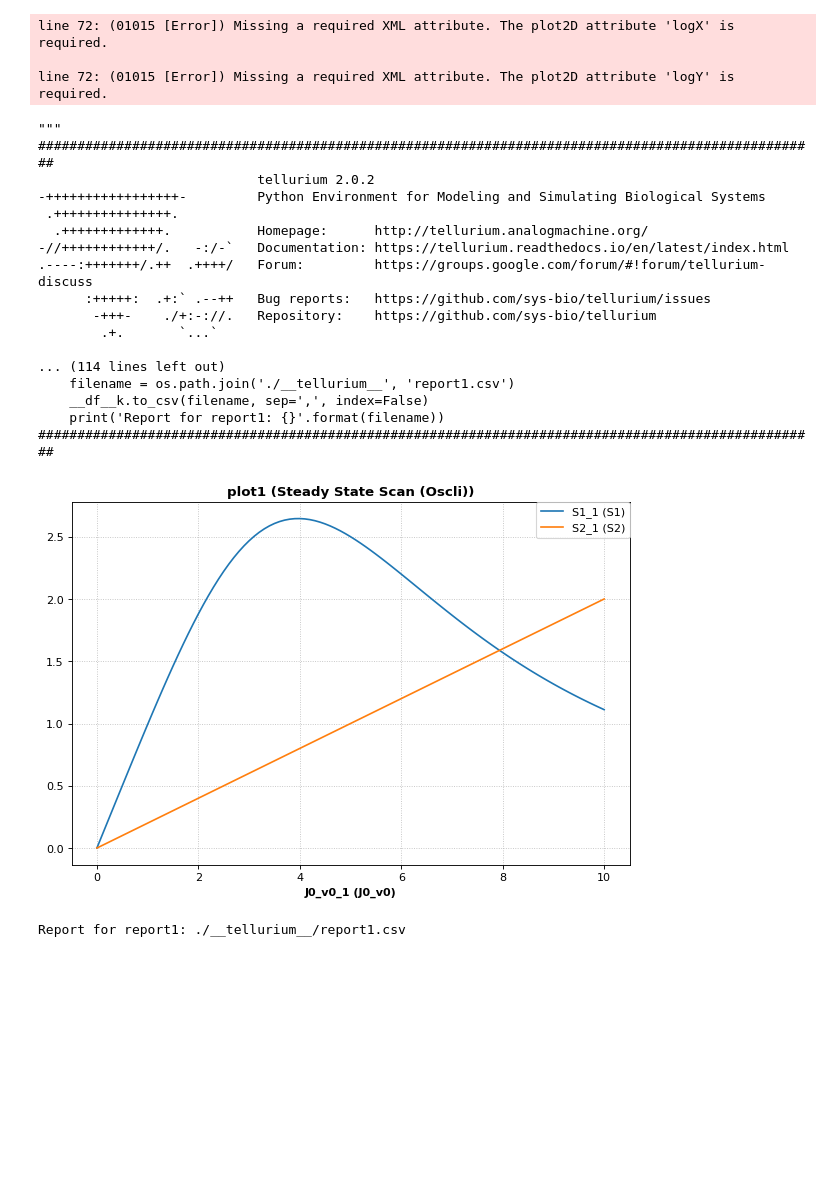
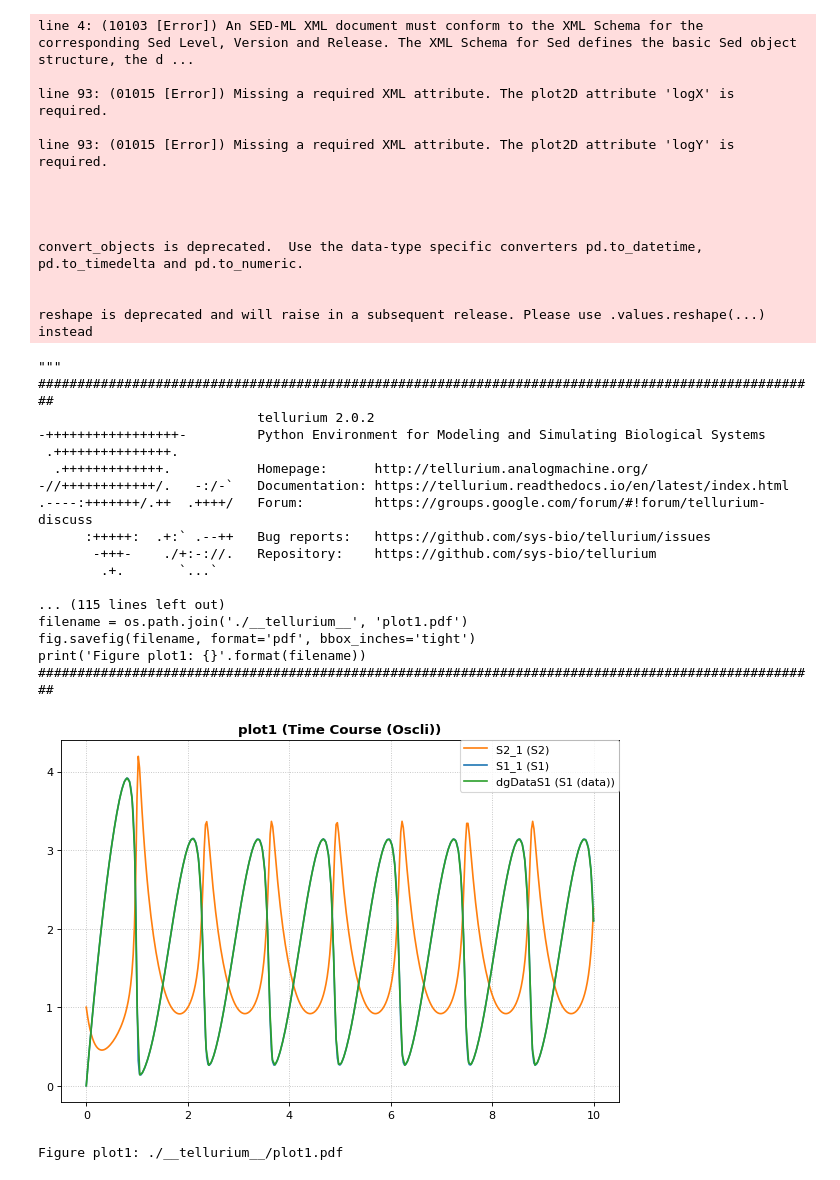
Before and after one commit to sys-bio/tellurium, a Jupyter notebook: tellurium/dev/oven/archive_plots.ipynb, the cells around one changed output. Drawn from its saved outputs; the diff is of its cells as text; code cells hidden in the pictures; blank space fills up the shorter version.

```diff
--- a/tellurium/dev/oven/archive_plots.ipynb
+++ b/tellurium/dev/oven/archive_plots.ipynb
@@ -1,39 +1,49 @@
 # %%
 import os
 import importlib
 import tellurium
 import matplotlib
 
 tellurium.setDefaultPlottingEngine("matplotlib")
 # tellurium.setDefaultPlottingEngine("plotly")
 
 outputDir = "./__tellurium__"
 if not os.path.exists(outputDir):
     os.makedirs(outputDir)
-dgs = tellurium.executeCombineArchive("L1V3_repeated-steady-scan-oscli.omex", printPython=True,
+dgs = tellurium.executeCombineArchive("L1V3_plotting-data-numl.omex", printPython=True,
                                       outputDir=outputDir, saveOutputs=True)
 #dgs = tellurium.executeCombineArchive("L1V3_lorenz-sbml.omex", printPython=True,
 #                                      outputDir=outputDir, saveOutputs=True)
 # %% [output]
-line 72: (01015 [Error]) Missing a required XML attribute. The plot2D attribute 'logX' is required.
+line 4: (10103 [Error]) An SED-ML XML document must conform to the XML Schema for the corresponding Sed Level, Version and Release. The XML Schema for Sed defines the basic Sed object structure, the d ...
 
-line 72: (01015 [Error]) Missing a required XML attribute. The plot2D attribute 'logY' is required.
+line 93: (01015 [Error]) Missing a required XML attribute. The plot2D attribute 'logX' is required.
+
+line 93: (01015 [Error]) Missing a required XML attribute. The plot2D attribute 'logY' is required.
+
+
+
+
+convert_objects is deprecated.  Use the data-type specific converters pd.to_datetime, pd.to_timedelta and pd.to_numeric.
+
+
+reshape is deprecated and will raise in a subsequent release. Please use .values.reshape(...) instead
 """
 ####################################################################################################
                             tellurium 2.0.2
 -+++++++++++++++++-         Python Environment for Modeling and Simulating Biological Systems
  .+++++++++++++++.
   .+++++++++++++.           Homepage:      http://tellurium.analogmachine.org/
 -//++++++++++++/.   -:/-`   Documentation: https://tellurium.readthedocs.io/en/latest/index.html
 .----:+++++++/.++  .++++/   Forum:         https://groups.google.com/forum/#!forum/tellurium-discuss
       :+++++:  .+:` .--++   Bug reports:   https://github.com/sys-bio/tellurium/issues
        -+++-    ./+:-://.   Repository:    https://github.com/sys-bio/tellurium
         .+.       `...`
 
-... (114 lines left out)
-    filename = os.path.join('./__tellurium__', 'report1.csv')
-    __df__k.to_csv(filename, sep=',', index=False)
-    print('Report for report1: {}'.format(filename))
+... (115 lines left out)
+filename = os.path.join('./__tellurium__', 'plot1.pdf')
+fig.savefig(filename, format='pdf', bbox_inches='tight')
+print('Figure plot1: {}'.format(filename))
 ####################################################################################################
-[figure, old version]
+[figure, new version]
-Report for report1: ./__tellurium__/report1.csv
+Figure plot1: ./__tellurium__/plot1.pdf
```
Also changed, not shown: 4 other files.
